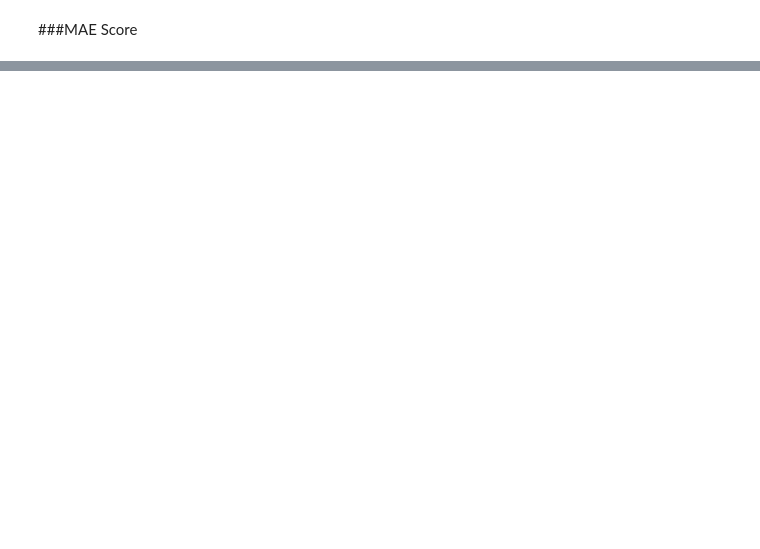
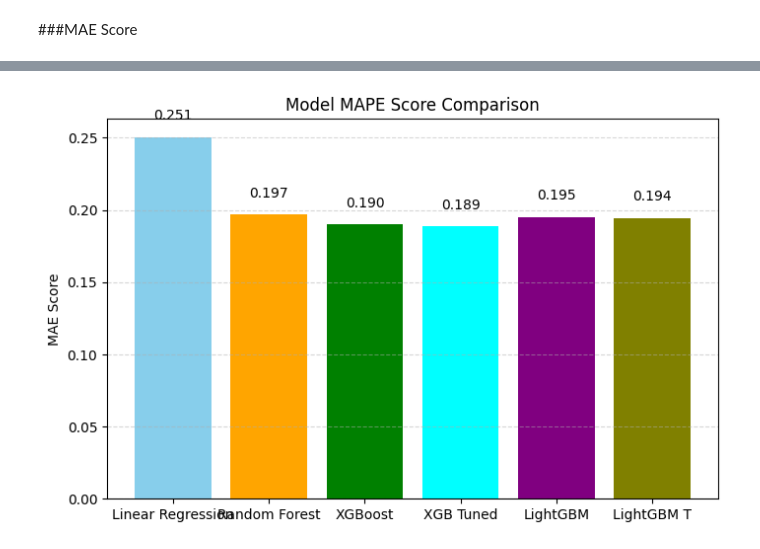
Before and after one commit to imnaimur/cse427_ML, a Jupyter notebook: CSE427_lab_project(Flat_Price_Justification_predictions).ipynb, the cells around one changed output, grey strips where cells are left out. Drawn from its saved outputs; the diff is of its cells as text; code cells hidden in the pictures; blank space fills up the shorter version.

```diff
--- a/CSE427_lab_project(Flat_Price_Justification_predictions).ipynb
+++ b/CSE427_lab_project(Flat_Price_Justification_predictions).ipynb
@@ -374,0 +539,29 @@ plt.show()
+# %%
+
+mape = [
+    lr_mape,      # Linear Regression
+    rf_mape,      # Random Forest
+    xgb_mape,     # XGBoost
+    xgb_tuned_mape,# XGBoost Tuned
+    lgbm_mape,     # LightGBM
+    lgbmt_mape     # LightGBM
+]
+model_names = ["Linear Regression", "Random Forest", "XGBoost","XGB Tuned" , "LightGBM","LightGBM T"]
+
+
+plt.figure(figsize=(8,5))
+bars = plt.bar(model_names, mape, color=["skyblue", "orange", "green", "cyan","purple","olive"])
+plt.ylabel("MAE Score")
+plt.title("Model MAPE Score Comparison")
+# Remove or adjust this line:
+# plt.ylim(0, 1)
+plt.grid(axis="y", linestyle="--", alpha=0.5)
+
+# Annotate bars
+for bar in bars:
+    plt.text(bar.get_x() + bar.get_width()/2, bar.get_height() + 0.01,
+             f"{bar.get_height():.3f}", ha="center", va="bottom", fontsize=10)
+
+plt.show()
+# %% [output]
+[figure, added]
```
Also changed, not shown: parts of 26 cells of this notebook, 3 other files.
